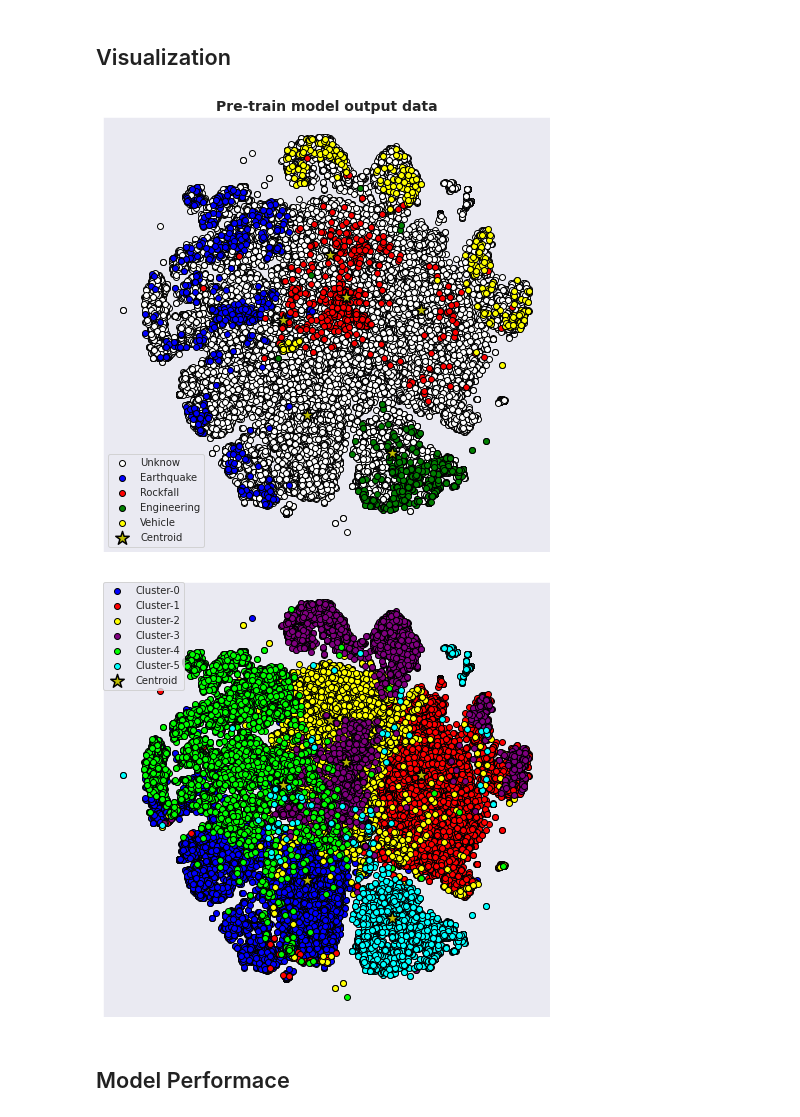
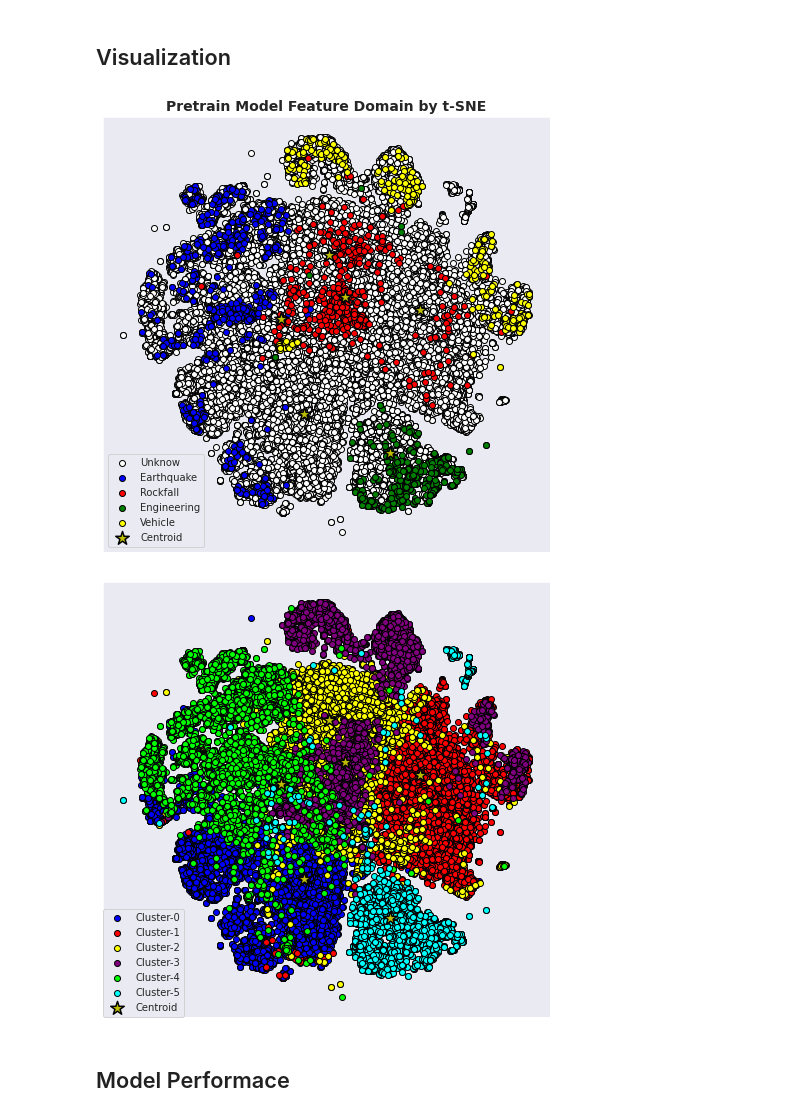
Before and after one commit to l46061044/Rockfall_DeepEmbeddedClustering, a Jupyter notebook: 01_Autoencoder.ipynb, the cells around one changed output. Saved outputs shown, nothing was run; the diff lists cells and outputs as text; code cells hidden in the pictures.

Commit message:
update 20220804 plot_function.py

```diff
--- a/01_Autoencoder.ipynb
+++ b/01_Autoencoder.ipynb
@@ -213,11 +200,2 @@ reconstruction_centers = decoder.predict(centers)
 enc_cen = np.append(features,centers,axis=0)
 redu = TSNE(n_components=2, perplexity=30, random_state=87).fit_transform(enc_cen)
-# %%
-for i,n in enumerate(reconstruction_centers):
-    Sxx = reconstruction_centers[i][...,0]
-    plt.pcolormesh(Sxx ,cmap='jet')
-    plt.axes().get_xaxis().set_visible(False)
-    plt.axes().get_yaxis().set_visible(False)
-    num = str(i)
-    plt.show()
-    plt.close()
@@ -244,57 +215,12 @@ for i,data in enumerate(y_train):
         y_true[i] = np.array(4)
     else :
         y_true[i] = np.array(0)
-
-# 在 1x2 的網格上繪製子圖形
-fig, ax = plt.subplots(1, 1, figsize=(8, 8))
-cen = int(len(reconstruction_centers))
-# 調整圖形的外觀
-colors = ['white', 'blue', 'red','green','yellow']
-for i in range(len(colors)):
-    x = redu[:-cen, 0][y_true == i]
-    y = redu[:-cen, 1][y_true == i]
-    ax.scatter(x, y, c=colors[i] ,marker='o', edgecolors='black')
-    ax.get_xaxis().set_visible(False)
-    ax.get_yaxis().set_visible(False)
-#centers
-x1 = redu[-cen:, 0]
-y1 = redu[-cen:, 1]
-ax.scatter(x1, y1,s=200, alpha=1, linewidths=1.5, c='y' ,marker='*', edgecolors='black')
-plt.grid()
-plt.legend(['Unknow','Earthquake','Rockfall','Engineering','Vehicle','Centroid'])
-plt.title("Pre-train model output data", fontsize=14, fontweight='bold')
-plt.show()
-#fig.savefig(save_dir +"/pretrain_model_output.jpg",dpi=1080,bbox_inches='tight', transparent=False)
-plt.close(fig)
-# %% [output]
-[figure, removed]
-# %%
-# 在 1x2 的網格上繪製子圖形
-fig, ax = plt.subplots(1, 1, figsize=(8, 8))
-num = []
-for i in range(cen):
-    classnum=('Cluster-'+str(i))
-    num.append(classnum)
-num.append('Centroid')
-# 調整圖形的外觀
-colors = ['blue', 'red', 'yellow', 'purple', 'lime', 'cyan']
-for i in range(len(colors)):
-    x = redu[:-cen , 0][y_pred_last == i]
-    y = redu[:-cen , 1][y_pred_last == i]
-
-    ax.scatter(x, y, c=colors[i] ,marker='o', edgecolors='black')
-    ax.get_xaxis().set_visible(False)
-    ax.get_yaxis().set_visible(False)
-#centers
-x0 = redu[-cen :, 0]
-y0 = redu[-cen :, 1]
-ax.scatter(x0, y0,s=200, alpha=1, linewidths=1.5, c='y' ,marker='*', edgecolors='black')
-plt.legend(num, borderaxespad=0.)
-plt.show()
-#fig.savefig(save_dir +"/pretrain_model_output_2.jpg",dpi=1080,bbox_inches='tight', transparent=False)
-plt.close(fig)
-# %% [output]
-[figure, removed]
+# %%
+Visualization_2Ddistribution(redu, y_true, n_clusters, mode="class", title="Pretrain Model Feature Domain by t-SNE", fmt=None, outfile="pretrain_model_output")
+Visualization_2Ddistribution(redu, y_pred_last, n_clusters, mode="cluster", title=None, fmt=None, outfile="pretrain_model_output_2")
+# %% [output]
+[figure, added]
+[figure, added]
 # %% [markdown]
 ## Model Performace
 # %%
```
Also changed, not shown: parts of 10 cells of this notebook, 9 other files.
